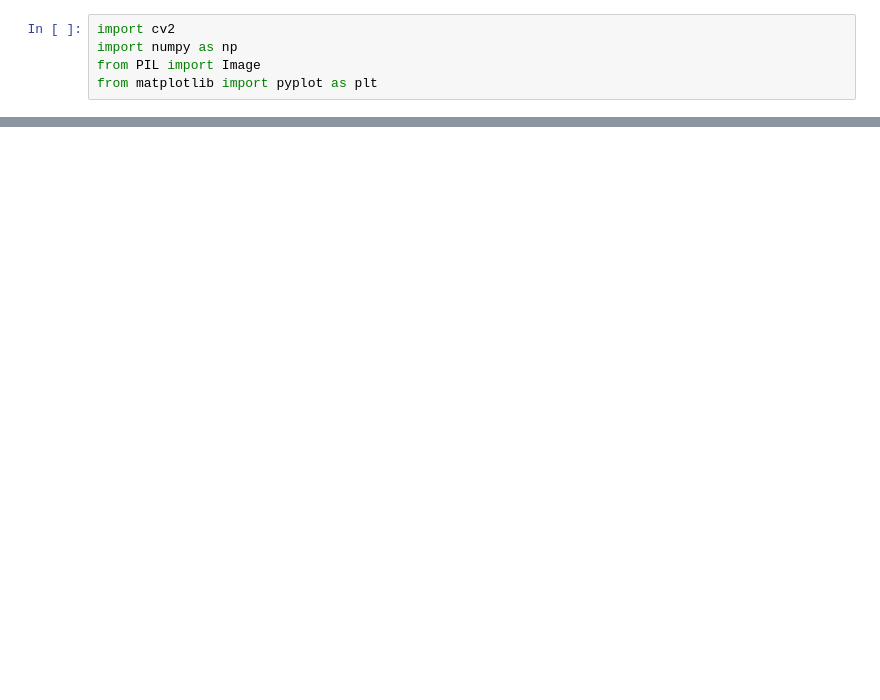
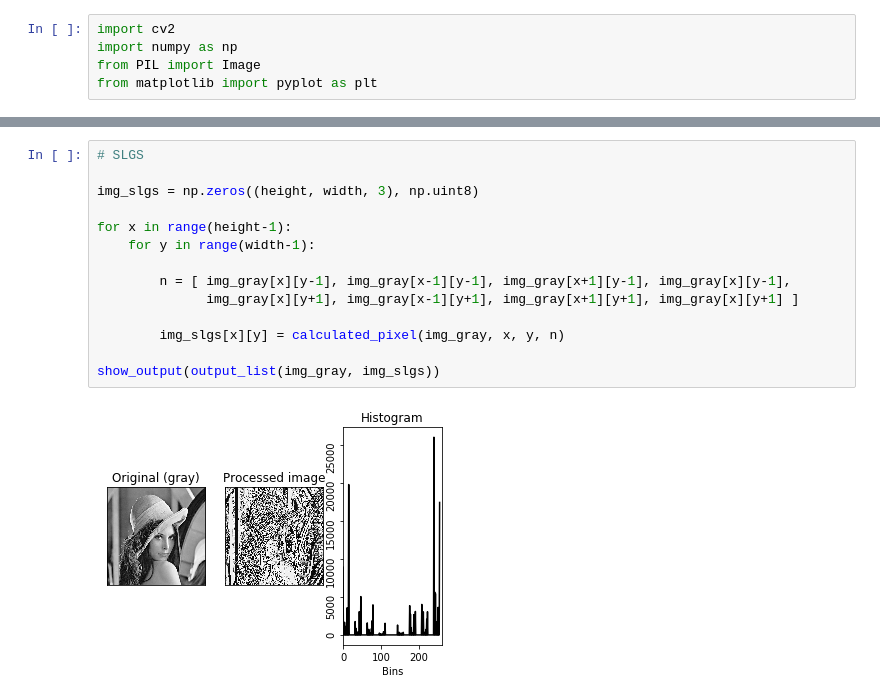
Before and after one commit to fuzellier/INFO0803, a Jupyter notebook: 803.ipynb, the cells around one changed output, grey strips where cells are left out. Drawn from its saved outputs; the diff is of its cells as text; blank space fills up the shorter version.

```diff
--- a/803.ipynb
+++ b/803.ipynb
@@ -226,0 +146,16 @@ show_output(output_list)
+# %%
+# SLGS
+
+img_slgs = np.zeros((height, width, 3), np.uint8)
+
+for x in range(height-1):
+    for y in range(width-1):
+
+        n = [ img_gray[x][y-1], img_gray[x-1][y-1], img_gray[x+1][y-1], img_gray[x][y-1],
+              img_gray[x][y+1], img_gray[x-1][y+1], img_gray[x+1][y+1], img_gray[x][y+1] ]
+
+        img_slgs[x][y] = calculated_pixel(img_gray, x, y, n)
+
+show_output(output_list(img_gray, img_slgs))
+# %% [output]
+[figure, added]
```
Also changed, not shown: parts of 8 cells of this notebook.
